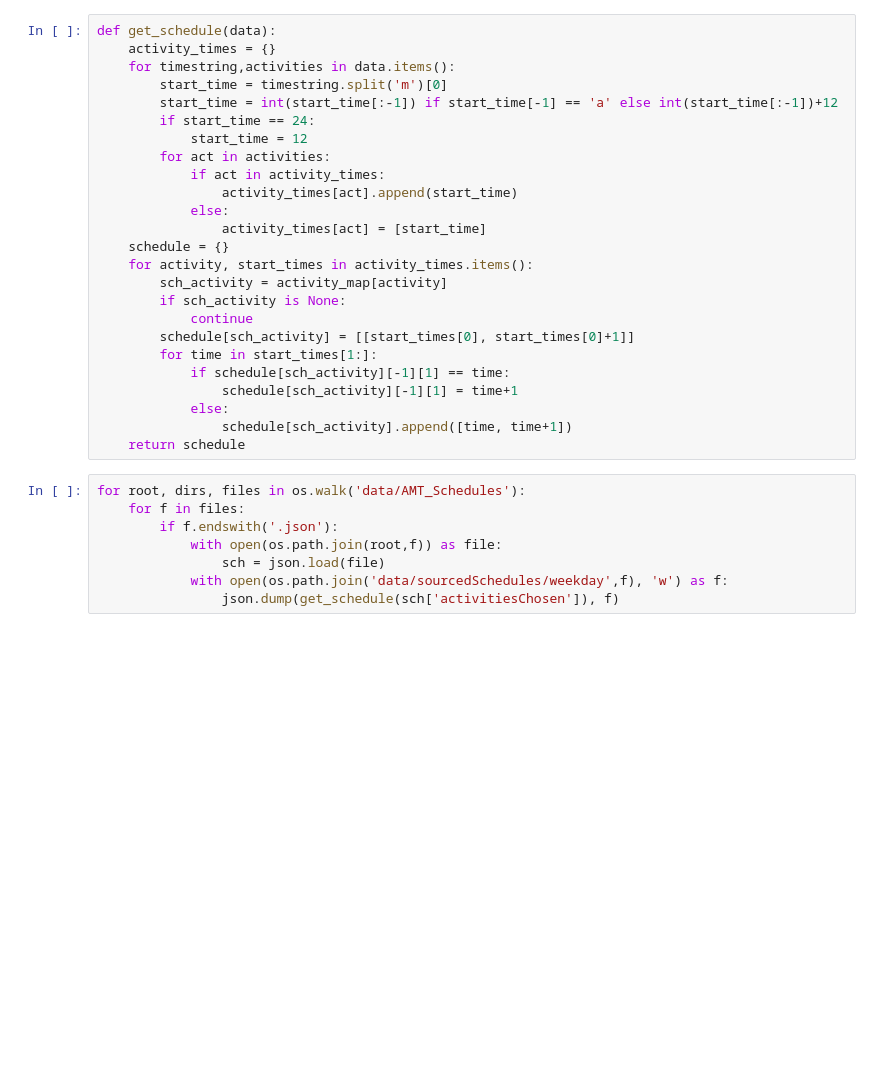
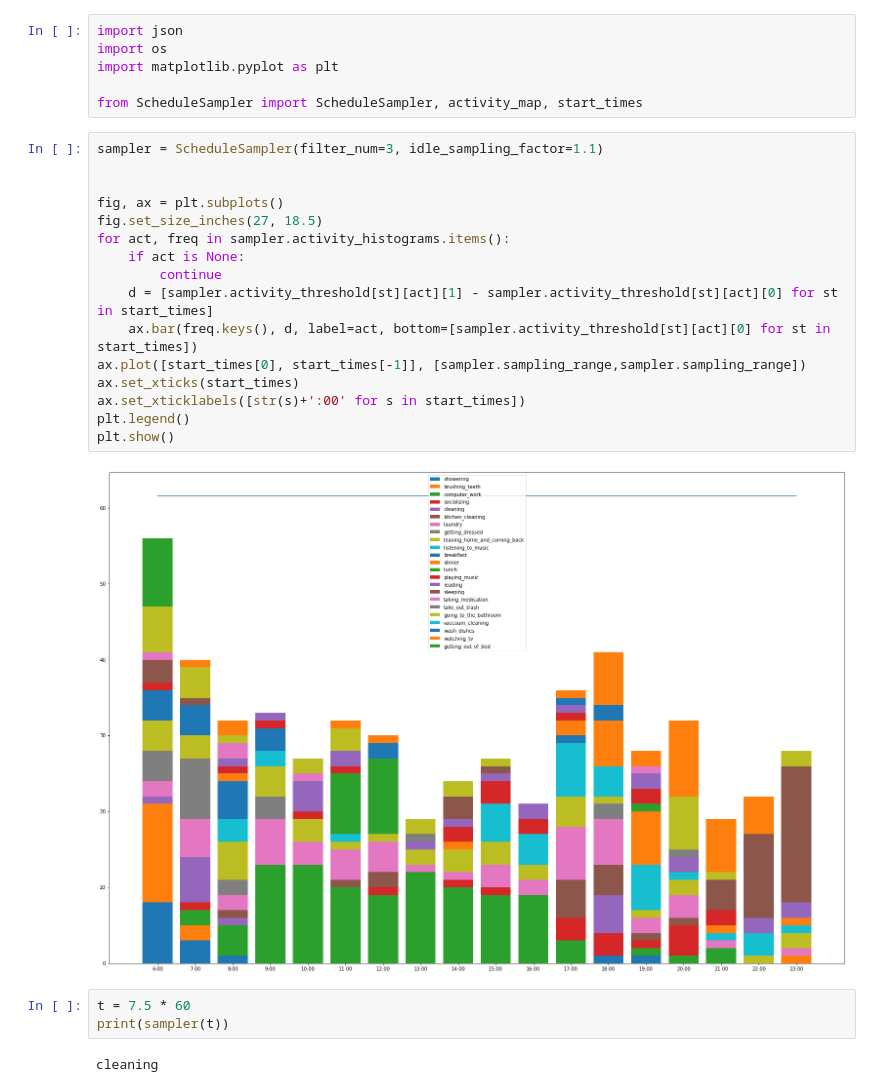
Before and after one commit to Maithili/RoutinesDataCollection, a Jupyter notebook: routines/process_schedules.ipynb, the cells around one changed output. Cells and saved outputs as stored; diff of their text form; blank space fills up the shorter version.

Commit message:
Monte Carlo schedule sampler

```diff
--- a/routines/process_schedules.ipynb
+++ b/routines/process_schedules.ipynb
@@ -36,33 +1,29 @@ start_times = [6,7,8,9,10,11,12,13,14,15,16,17,18,19,20,21,22,23]
-# %%
-def get_schedule(data):
-    activity_times = {}
-    for timestring,activities in data.items():
-        start_time = timestring.split('m')[0]
-        start_time = int(start_time[:-1]) if start_time[-1] == 'a' else int(start_time[:-1])+12
-        if start_time == 24:
-            start_time = 12
-        for act in activities:
-            if act in activity_times:
-                activity_times[act].append(start_time)
-            else:
-                activity_times[act] = [start_time]
-    schedule = {}
-    for activity, start_times in activity_times.items():
-        sch_activity = activity_map[activity]
-        if sch_activity is None:
-            continue
-        schedule[sch_activity] = [[start_times[0], start_times[0]+1]]
-        for time in start_times[1:]:
-            if schedule[sch_activity][-1][1] == time:
-                schedule[sch_activity][-1][1] = time+1
-            else:
-                schedule[sch_activity].append([time, time+1])
-    return schedule
-# %%
-for root, dirs, files in os.walk('data/AMT_Schedules'):
-    for f in files:
-        if f.endswith('.json'):
-            with open(os.path.join(root,f)) as file:
-                sch = json.load(file)
-            with open(os.path.join('data/sourcedSchedules/weekday',f), 'w') as f:
-                json.dump(get_schedule(sch['activitiesChosen']), f)
+# %%
+import json
+import os
+import matplotlib.pyplot as plt
+
+from ScheduleSampler import ScheduleSampler, activity_map, start_times
+# %%
+sampler = ScheduleSampler(filter_num=3, idle_sampling_factor=1.1)
+
+
+fig, ax = plt.subplots()
+fig.set_size_inches(27, 18.5)
+for act, freq in sampler.activity_histograms.items():
+    if act is None:
+        continue
+    d = [sampler.activity_threshold[st][act][1] - sampler.activity_threshold[st][act][0] for st in start_times]
+    ax.bar(freq.keys(), d, label=act, bottom=[sampler.activity_threshold[st][act][0] for st in start_times])
+ax.plot([start_times[0], start_times[-1]], [sampler.sampling_range,sampler.sampling_range])
+ax.set_xticks(start_times)
+ax.set_xticklabels([str(s)+':00' for s in start_times])
+plt.legend()
+plt.show()
+# %% [output]
+[figure, added]
+# %%
+t = 7.5 * 60
+print(sampler(t))
+# %% [output]
+cleaning
```
Also changed, not shown: parts of 2 cells of this notebook, 2 other files.
